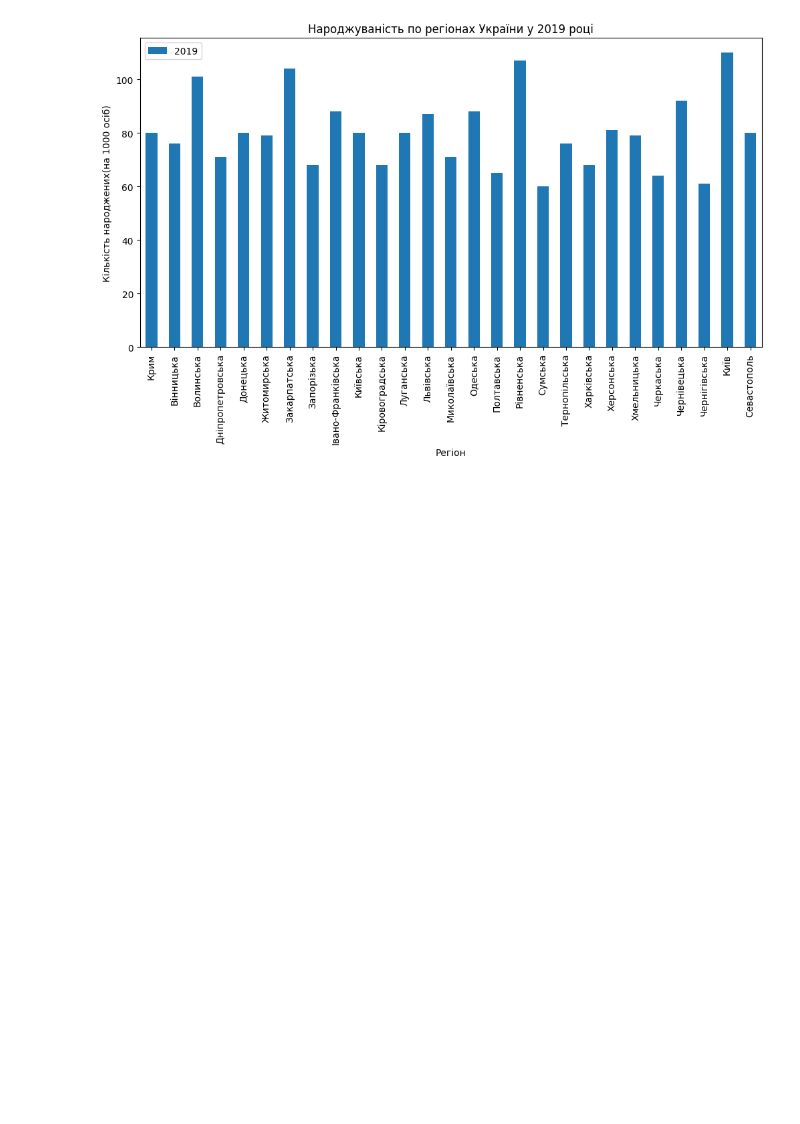
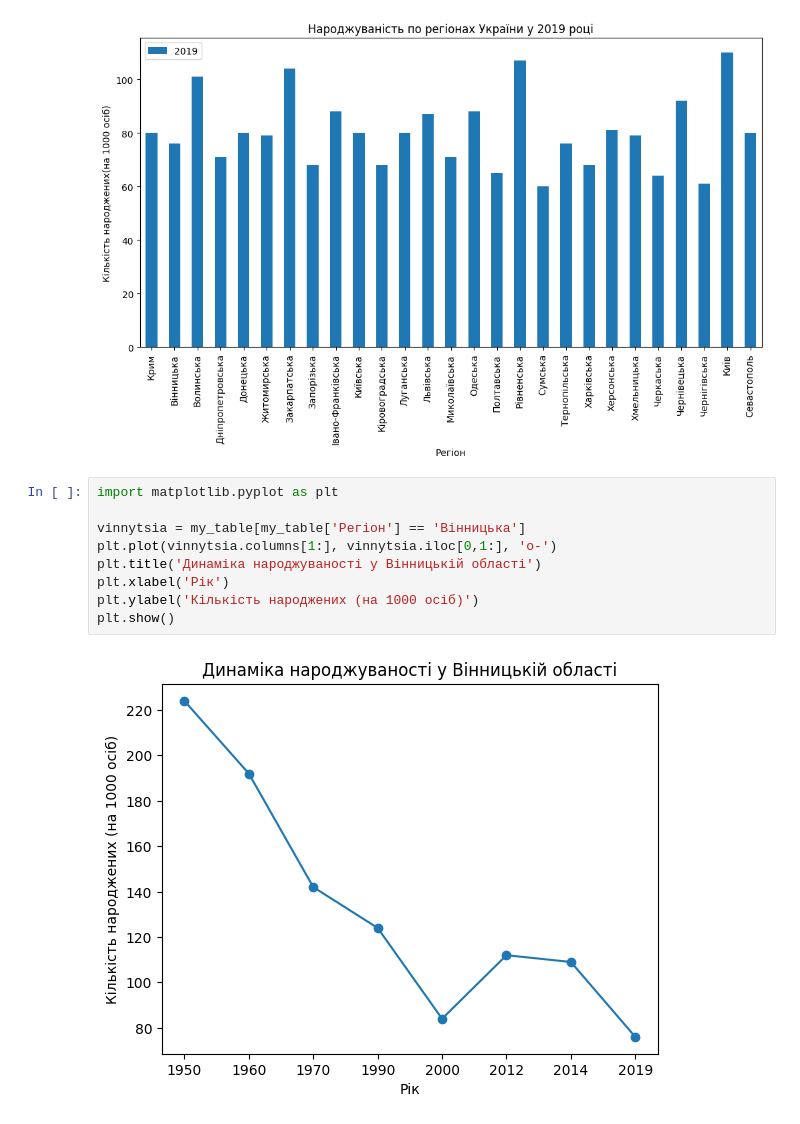
Before and after one commit to ZatokaV/DS_W_2, a Jupyter notebook: Hw2_1.ipynb, the cells around one changed output. Drawn from its saved outputs; the diff is of its cells as text; blank space fills up the shorter version.

```diff
--- a/Hw2_1.ipynb
+++ b/Hw2_1.ipynb
@@ -131,3 +142,14 @@ plt.ylabel('Кількість народжених(на 1000 осіб)')
 plt.show()
 # %% [output]
 [figure]
+# %%
+import matplotlib.pyplot as plt
+
+vinnytsia = my_table[my_table['Регіон'] == 'Вінницька']
+plt.plot(vinnytsia.columns[1:], vinnytsia.iloc[0,1:], 'o-')
+plt.title('Динаміка народжуваності у Вінницькій області')
+plt.xlabel('Рік')
+plt.ylabel('Кількість народжених (на 1000 осіб)')
+plt.show()
+# %% [output]
+[figure, added]
```
Also changed, not shown: parts of 2 cells of this notebook.
